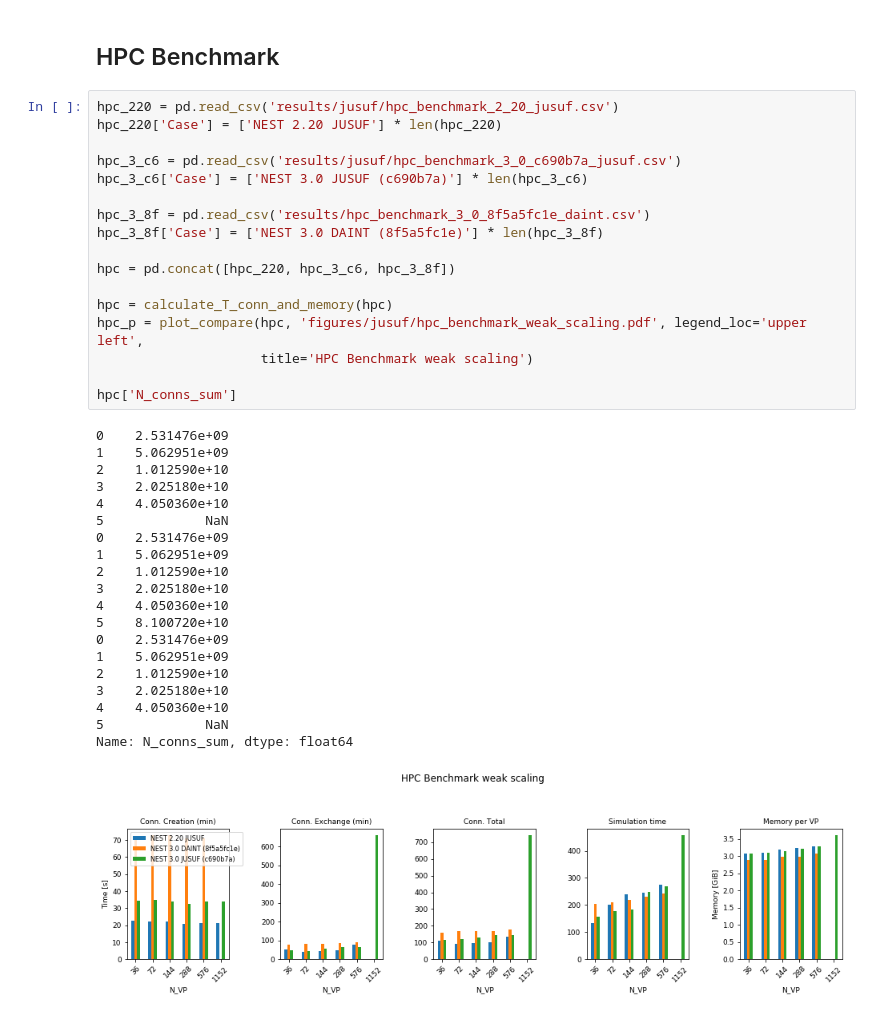
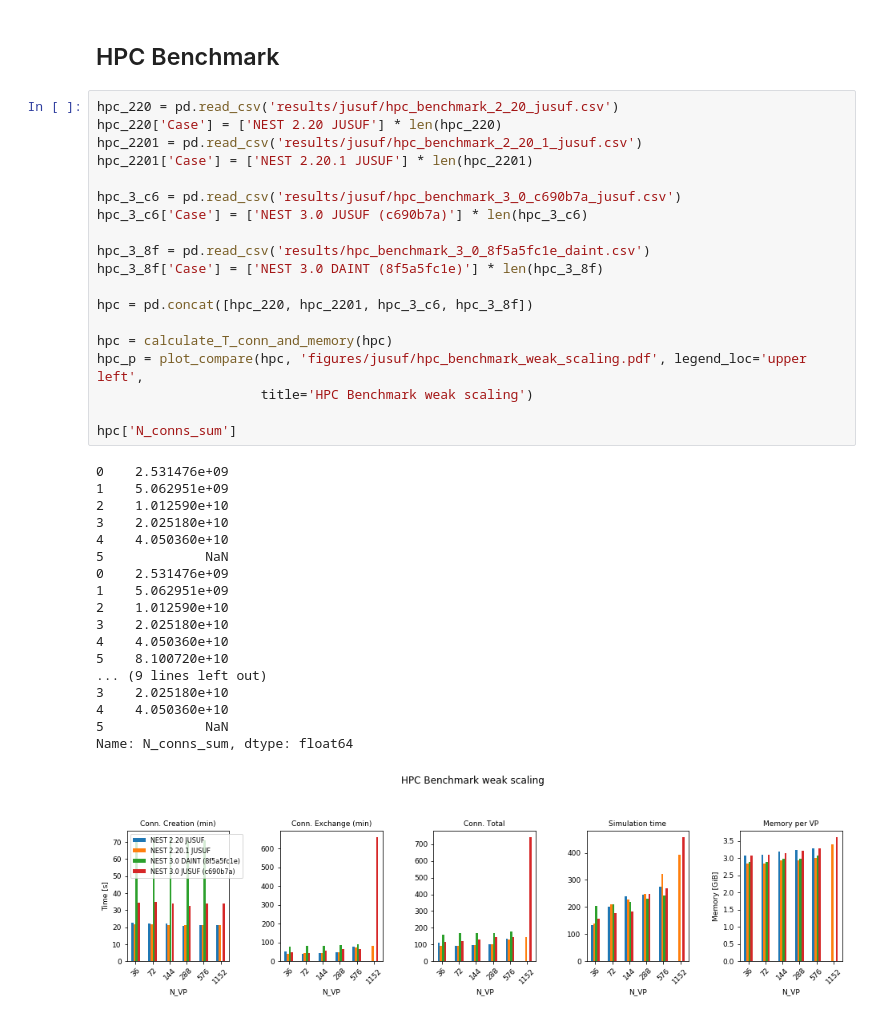
Before and after one commit to INM-6/beNNch, a Jupyter notebook: results/NEST_3_0_benchmark_results/JUSUF.ipynb, the cells around one changed output. Cells and saved outputs as stored; diff of their text form.

Commit message:
add results

```diff
--- a/results/NEST_3_0_benchmark_results/JUSUF.ipynb
+++ b/results/NEST_3_0_benchmark_results/JUSUF.ipynb
@@ -134,38 +134,38 @@ def plot_compare(df, name, values=None, index=None, legend_loc='lower right', ro
 # %%
 hpc_220 = pd.read_csv('results/jusuf/hpc_benchmark_2_20_jusuf.csv')
 hpc_220['Case'] = ['NEST 2.20 JUSUF'] * len(hpc_220)
+hpc_2201 = pd.read_csv('results/jusuf/hpc_benchmark_2_20_1_jusuf.csv')
+hpc_2201['Case'] = ['NEST 2.20.1 JUSUF'] * len(hpc_2201)
 
 hpc_3_c6 = pd.read_csv('results/jusuf/hpc_benchmark_3_0_c690b7a_jusuf.csv')
 hpc_3_c6['Case'] = ['NEST 3.0 JUSUF (c690b7a)'] * len(hpc_3_c6)
 
 hpc_3_8f = pd.read_csv('results/hpc_benchmark_3_0_8f5a5fc1e_daint.csv')
 hpc_3_8f['Case'] = ['NEST 3.0 DAINT (8f5a5fc1e)'] * len(hpc_3_8f)
 
-hpc = pd.concat([hpc_220, hpc_3_c6, hpc_3_8f])
+hpc = pd.concat([hpc_220, hpc_2201, hpc_3_c6, hpc_3_8f])
 
 hpc = calculate_T_conn_and_memory(hpc)
 hpc_p = plot_compare(hpc, 'figures/jusuf/hpc_benchmark_weak_scaling.pdf', legend_loc='upper left',
                      title='HPC Benchmark weak scaling')
 
 hpc['N_conns_sum']
 # %% [output]
 0    2.531476e+09
 1    5.062951e+09
 2    1.012590e+10
 3    2.025180e+10
 4    4.050360e+10
 5             NaN
 0    2.531476e+09
 1    5.062951e+09
 2    1.012590e+10
 3    2.025180e+10
 4    4.050360e+10
 5    8.100720e+10
-0    2.531476e+09
-1    5.062951e+09
-2    1.012590e+10
+... (9 lines left out)
 3    2.025180e+10
 4    4.050360e+10
 5             NaN
 Name: N_conns_sum, dtype: float64
-[figure, old version]
+[figure, new version]
```
Also changed, not shown: parts of 4 cells of this notebook, 18 other files.
